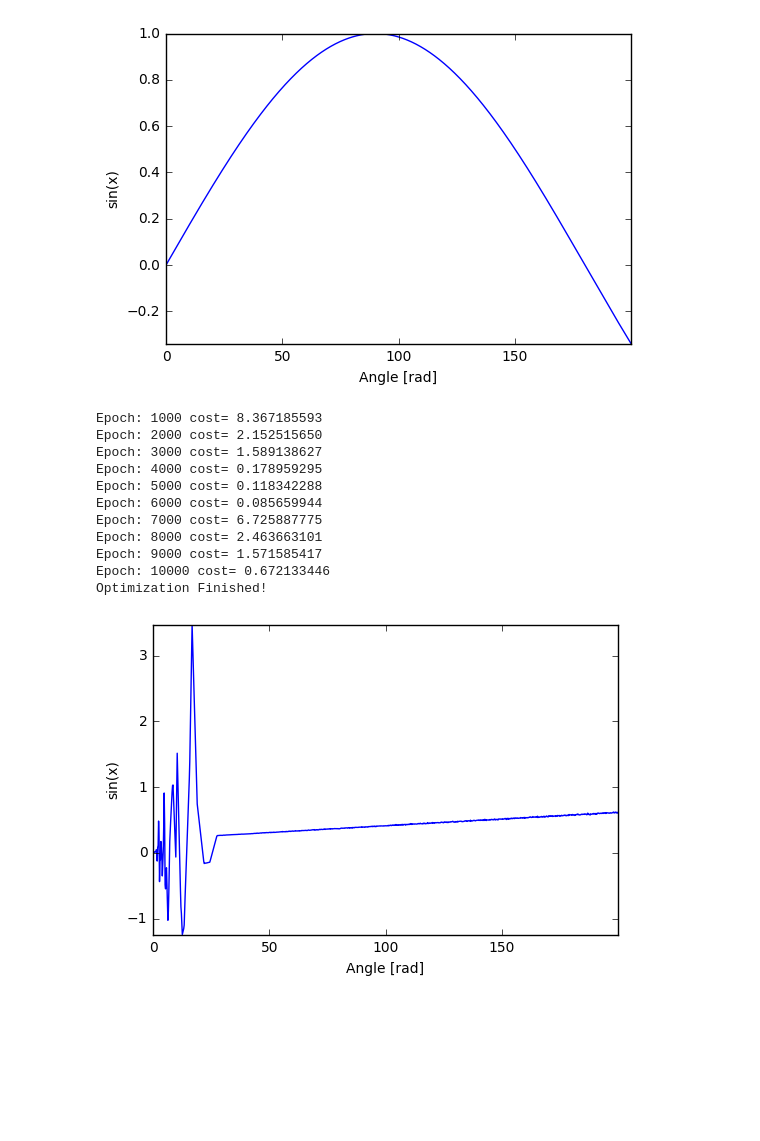
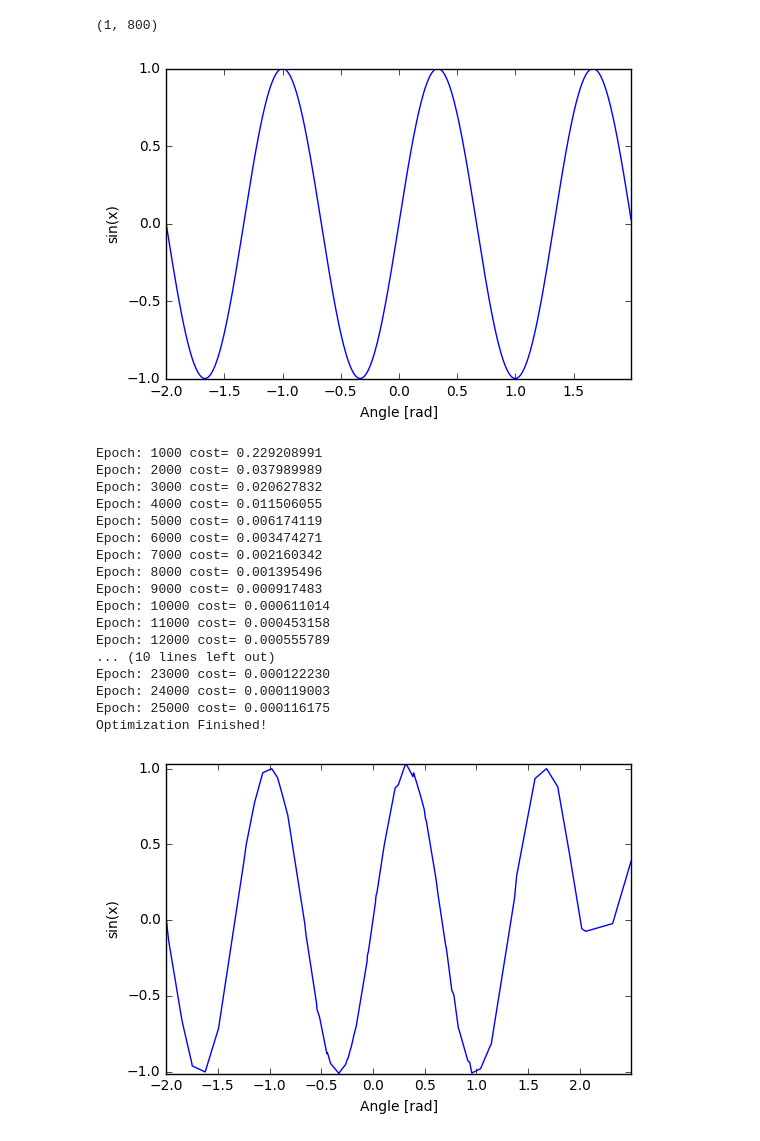
Before and after one commit to adityasan92/deepLearning, a Jupyter notebook: Neural Nets/compute.ipynb, the cells around one changed output. Drawn from its saved outputs; the diff is of its cells as text; code cells hidden in the pictures; blank space fills up the shorter version.

```diff
--- a/Neural Nets/compute.ipynb
+++ b/Neural Nets/compute.ipynb
@@ -5,12 +5,15 @@ from IPython import display
 import sys
 %matplotlib inline
 # %%
-x_train = np.asarray(np.arange(0, 200, 0.2), dtype='f')
+x_train = np.asarray(np.arange(-2, 2, 0.005), dtype='f')
 # %%
+print  np.matrix(x_train).shape
 #print np.matrix(x_train).T, np.matrix(x_train).T.shape
 #print x_train[0:3], np.matrix(x_train[0:3]).T, np.matrix(x_train[0:3]).T.shape
+# %% [output]
+(1, 800)
 # %%
-y_train = np.sin(x_train*np.pi/180)
+y_train = np.sin(x_train*1.5 * np.pi)
 # %%
 import matplotlib.pylab as plt
 plt.plot(x_train, y_train)
@@ -19,18 +22,18 @@ plt.ylabel('sin(x)')
 plt.axis('tight')
 plt.show()
 # %% [output]
-[figure, old version]
+[figure, new version]
 # %%
 #Hyperparamters
-learning_rate = 0.001
-training_epochs = 10000
+learning_rate = 0.0005
+training_epochs = 25000
 batch_size = 100
 display_step = 1000
 n_samples = 1000
 
 # Network Parameters
-n_hidden_1 = 1000 # 1st layer number of features
-n_hidden_2 = 1000 # 2nd layer number of features
+n_hidden_1 = 70 # 1st layer number of features
+n_hidden_2 = 70 # 2nd layer number of features
 n_input = 1 # Number of inputs
 n_output = 1 # NUmber of outputs
 
@@ -101,7 +104,8 @@ with tf.Session() as sess:
     print "Optimization Finished!"
     #training_cost = sess.run(cost, feed_dict={X: x_train , Y: y_train })
     #print "Training cost=", training_cost
-    x_temp = np.matrix(x_train).transpose()
+    x_TEST = np.asarray(np.arange(-2.0, 2.5, 0.003), dtype='f')
+    x_temp = np.matrix(x_TEST).transpose()
     # Final W and b
     Wopt = sess.run(weights)
     bopt = sess.run(biases)
@@ -109,24 +113,30 @@ with tf.Session() as sess:
     fopt = sess.run(fopt)
     #print fopt
 # %% [output]
-Epoch: 1000 cost= 8.367185593
-Epoch: 2000 cost= 2.152515650
-Epoch: 3000 cost= 1.589138627
-Epoch: 4000 cost= 0.178959295
-Epoch: 5000 cost= 0.118342288
-Epoch: 6000 cost= 0.085659944
-Epoch: 7000 cost= 6.725887775
-Epoch: 8000 cost= 2.463663101
-Epoch: 9000 cost= 1.571585417
-Epoch: 10000 cost= 0.672133446
+Epoch: 1000 cost= 0.229208991
+Epoch: 2000 cost= 0.037989989
+Epoch: 3000 cost= 0.020627832
+Epoch: 4000 cost= 0.011506055
+Epoch: 5000 cost= 0.006174119
+Epoch: 6000 cost= 0.003474271
+Epoch: 7000 cost= 0.002160342
+Epoch: 8000 cost= 0.001395496
+Epoch: 9000 cost= 0.000917483
+Epoch: 10000 cost= 0.000611014
+Epoch: 11000 cost= 0.000453158
+Epoch: 12000 cost= 0.000555789
+... (10 lines left out)
+Epoch: 23000 cost= 0.000122230
+Epoch: 24000 cost= 0.000119003
+Epoch: 25000 cost= 0.000116175
 Optimization Finished!
 # %%
 fopt = np.squeeze(np.asarray(fopt))
 # %%
-plt.plot(x_train, fopt)
+plt.plot(x_TEST, fopt)
 plt.xlabel('Angle [rad]')
 plt.ylabel('sin(x)')
 plt.axis('tight')
 plt.show()
 # %% [output]
-[figure, old version]
+[figure, new version]
```
